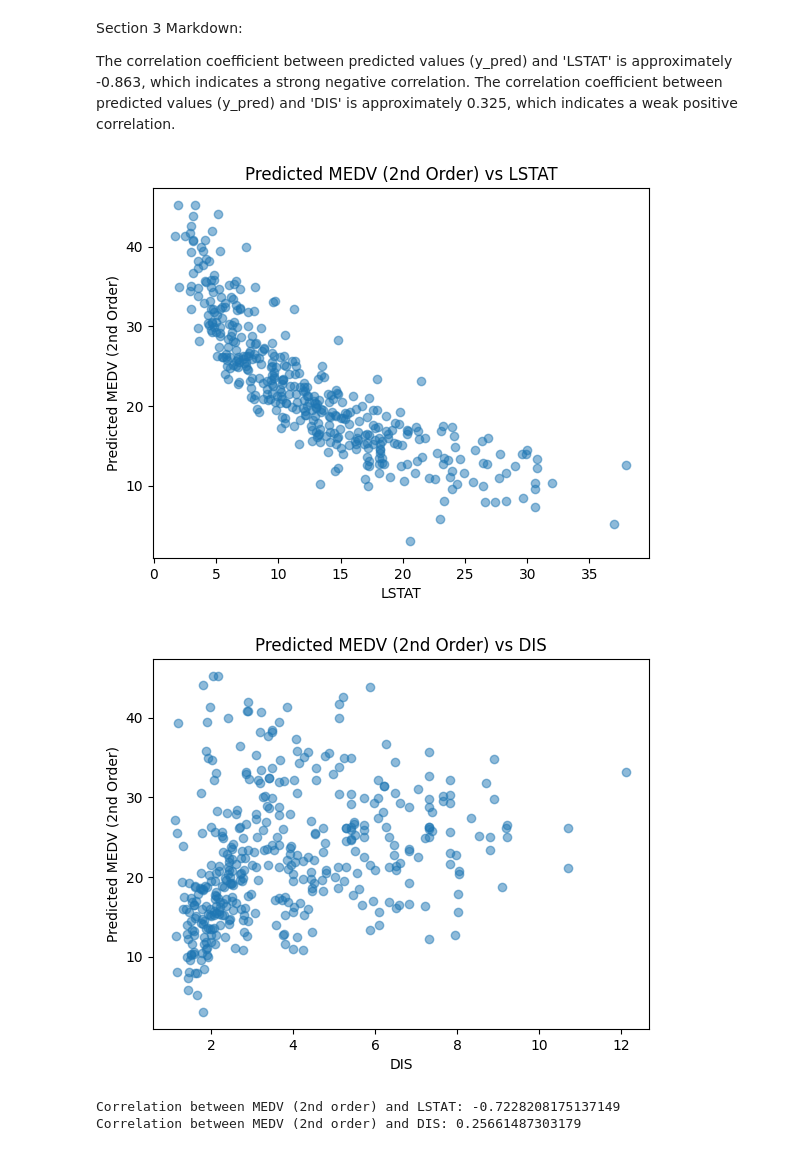
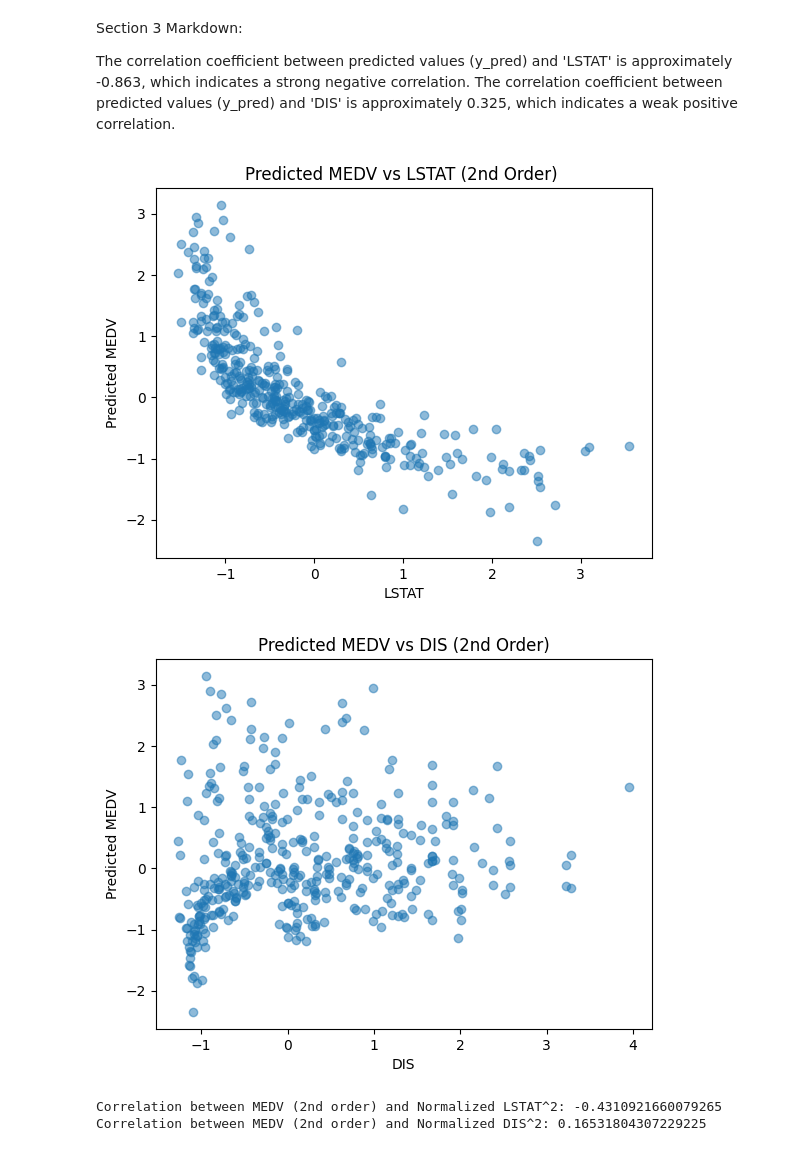
Before and after one commit to Jasonic121/EECE568, a Jupyter notebook: EECE568_Assignment1/Part3.1_Regression.ipynb, the cells around one changed output. Drawn from its saved outputs; the diff is of its cells as text; code cells hidden in the pictures.

```diff
--- a/EECE568_Assignment1/Part3.1_Regression.ipynb
+++ b/EECE568_Assignment1/Part3.1_Regression.ipynb
@@ -13,8 +13,11 @@ data = pd.read_csv(file_path)
 missing_values = data.isnull().sum()
 print(missing_values)
 
-# Shuffle the dataset
-data = data.sample(frac=1, random_state=13).reset_index(drop=True)
+# Data standardization
+for column in data.columns:
+    mean, std = data[column].mean(), data[column].std()
+    data[column] = (data[column] - mean) / std
+
 
 # Define the split ratio
 split_ratio = 0.8  # 80% for training, 20% for testing
@@ -134,44 +137,45 @@ The correlation coefficient between predicted values (y_pred)  and 'DIS' is appr
 # %%
 '''
 SECTION 4: DOUBLE THE NUMBER OF FEATURES BY ADDING THE 2ND OF EACH FEATURE TO THE ORIGINAL
 '''
-# Add 2nd order features
-X_train_2nd_order = X_train.copy()
-X_train_2nd_order['LSTAT^2'] = X_train_2nd_order['LSTAT'] ** 2
-X_train_2nd_order['DIS^2'] = X_train_2nd_order['DIS'] ** 2
+# Square
 
-# Compute optimal weights with extended feature set
-X_train_ones_2nd_order = np.c_[np.ones((X_train_2nd_order.shape[0], 1)), X_train_2nd_order]
-weights_2nd_order = np.linalg.inv(X_train_ones_2nd_order.T @ X_train_ones_2nd_order) @ X_train_ones_2nd_order.T @ y_train
+X_train_2nd_order_normalized = np.c_[X_train, X_train**2]
+X_test_2nd_order = np.c_[X_test, X_test**2]
+
+
+# Compute optimal weights with the extended and normalized feature set
+X_train_ones_2nd_order_normalized = np.c_[np.ones((X_train_2nd_order_normalized.shape[0], 1)), X_train_2nd_order_normalized]
+weights_2nd_order = np.linalg.inv(X_train_ones_2nd_order_normalized.T @ X_train_ones_2nd_order_normalized) @ X_train_ones_2nd_order_normalized.T @ y_train
 
 # Predict using the obtained weights
-y_pred_2nd_order = X_train_ones_2nd_order @ weights_2nd_order
+y_pred_2nd_order = X_train_ones_2nd_order_normalized @ weights_2nd_order
 
 # Plot predicted values vs 'LSTAT'
-plt.scatter(X_train_2nd_order['LSTAT'], y_pred_2nd_order, alpha=0.5)
+plt.scatter(X_train['LSTAT'], y_pred_2nd_order, alpha=0.5)
 plt.xlabel('LSTAT')
-plt.ylabel('Predicted MEDV (2nd Order)')
-plt.title('Predicted MEDV (2nd Order) vs LSTAT')
+plt.ylabel('Predicted MEDV')
+plt.title('Predicted MEDV vs LSTAT (2nd Order) ')
 plt.show()
 
 # Plot predicted values vs 'DIS'
-plt.scatter(X_train_2nd_order['DIS'], y_pred_2nd_order, alpha=0.5)
+plt.scatter(X_train['DIS'], y_pred_2nd_order, alpha=0.5)
 plt.xlabel('DIS')
-plt.ylabel('Predicted MEDV (2nd Order)')
-plt.title('Predicted MEDV (2nd Order) vs DIS')
+plt.ylabel('Predicted MEDV')
+plt.title('Predicted MEDV vs DIS (2nd Order)')
 plt.show()
 
 # Calculate correlation coefficients using np.corrcoef
-correlation_lstat3 = np.corrcoef(y_pred_2nd_order, X_train_ones_2nd_order[:,14])[0, 1]
-correlation_dis3 = np.corrcoef(y_pred_2nd_order, X_train_ones_2nd_order[:,15])[0, 1]
+correlation_lstat3 = np.corrcoef(y_pred_2nd_order, X_train_2nd_order_normalized[:, 2])[0, 1]
+correlation_dis3 = np.corrcoef(y_pred_2nd_order, X_train_2nd_order_normalized[:, 3])[0, 1]
 
-print(f'Correlation between MEDV (2nd order) and LSTAT: {correlation_lstat3}')
-print(f'Correlation between MEDV (2nd order) and DIS: {correlation_dis3}')
+print(f'Correlation between MEDV (2nd order) and Normalized LSTAT^2: {correlation_lstat3}')
+print(f'Correlation between MEDV (2nd order) and Normalized DIS^2: {correlation_dis3}')
 # %% [output]
-[figure, old version]
+[figure, new version]
-[figure, old version]
+[figure, new version]
-Correlation between MEDV (2nd order) and LSTAT: -0.7228208175137149
-Correlation between MEDV (2nd order) and DIS: 0.25661487303179
+Correlation between MEDV (2nd order) and Normalized LSTAT^2: -0.4310921660079265
+Correlation between MEDV (2nd order) and Normalized DIS^2: 0.16531804307229225
 # %%
 '''
 SECTION 5: REPORT MSE LOSS ON TRAINING AND TESTING SETS FOR EACH SECTION
```
Also changed, not shown: parts of 4 cells of this notebook, 2 other files.
